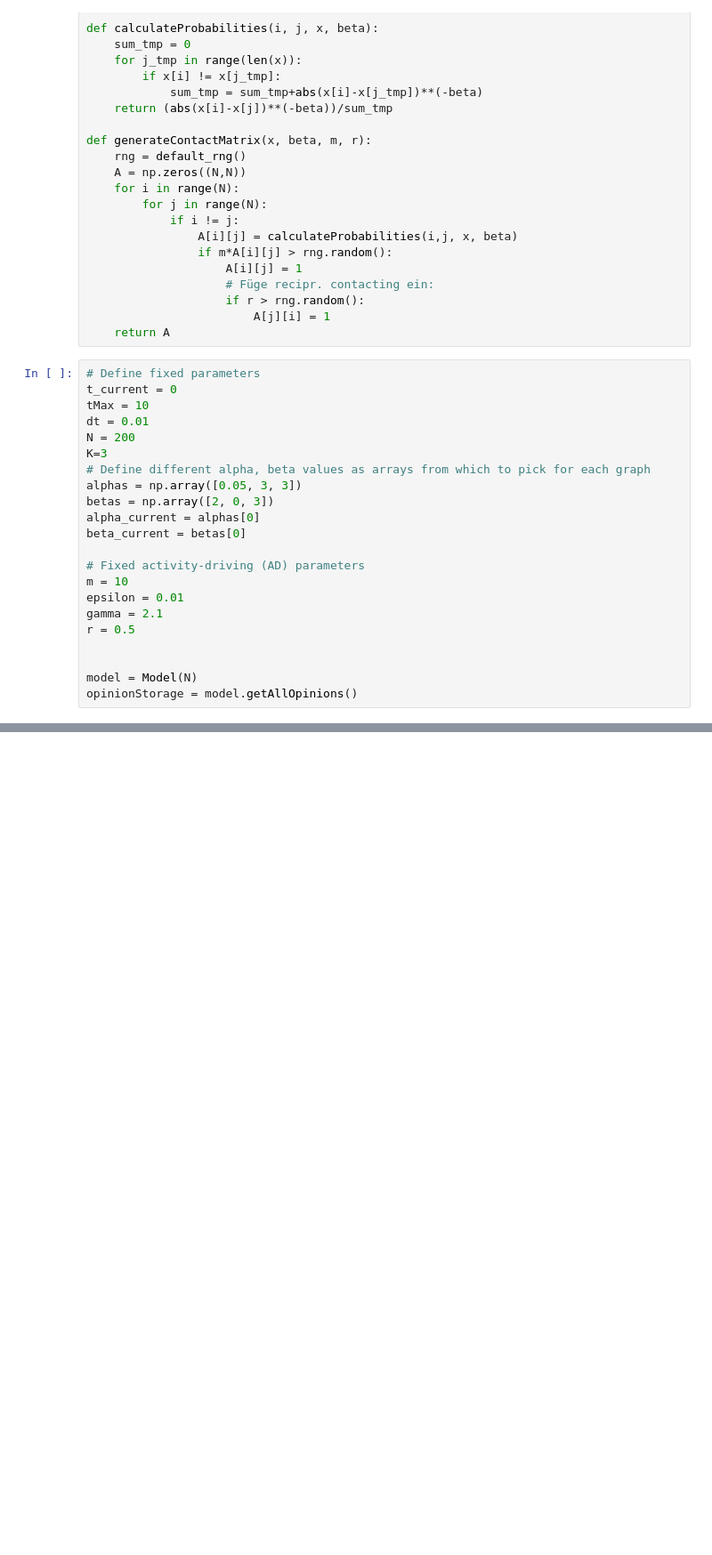
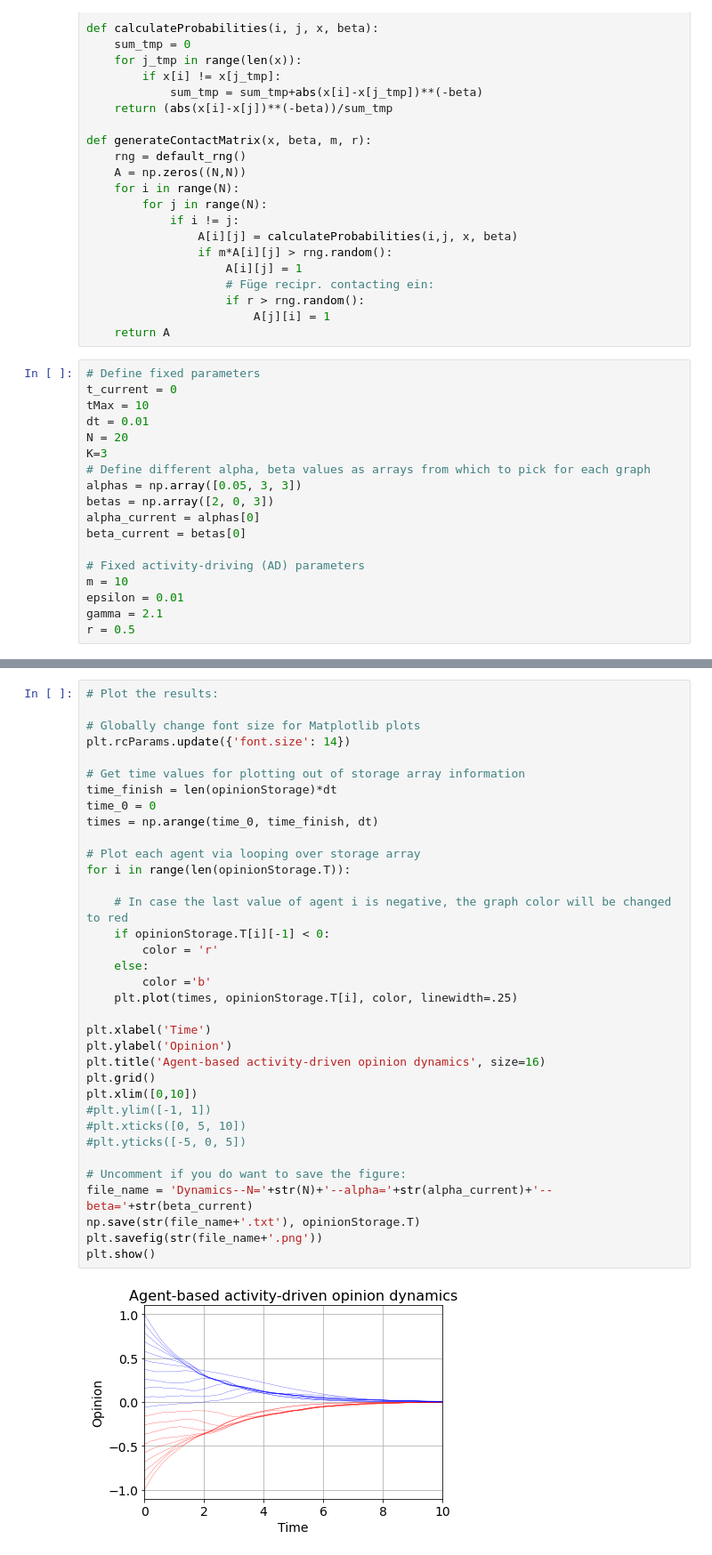
Before and after one commit to J3nF/Echo-Chamber, a Jupyter notebook: Jens-Echo-Chamber-Hobby.ipynb, the cells around one changed output, grey strips where cells are left out. Shown: that part at 89% size. Cells and saved outputs as stored; diff of their text form; blank space fills up the shorter version.

```diff
--- a/Jens-Echo-Chamber-Hobby.ipynb
+++ b/Jens-Echo-Chamber-Hobby.ipynb
@@ -94,7 +95,7 @@ def generateContactMatrix(x, beta, m, r):
 t_current = 0
 tMax = 10
 dt = 0.01
-N = 200
+N = 20
 K=3
 # Define different alpha, beta values as arrays from which to pick for each graph
 alphas = np.array([0.05, 3, 3])
@@ -107,7 +108,3 @@ m = 10
 epsilon = 0.01
 gamma = 2.1
 r = 0.5
-
-
-model = Model(N)
-opinionStorage = model.getAllOpinions()
@@ -187,0 +150,37 @@ plt.show()
+# %%
+# Plot the results:
+
+# Globally change font size for Matplotlib plots
+plt.rcParams.update({'font.size': 14})
+
+# Get time values for plotting out of storage array information
+time_finish = len(opinionStorage)*dt
+time_0 = 0
+times = np.arange(time_0, time_finish, dt)
+
+# Plot each agent via looping over storage array
+for i in range(len(opinionStorage.T)):
+
+    # In case the last value of agent i is negative, the graph color will be changed to red
+    if opinionStorage.T[i][-1] < 0:
+        color = 'r'
+    else:
+        color ='b'
+    plt.plot(times, opinionStorage.T[i], color, linewidth=.25)
+
+plt.xlabel('Time')
+plt.ylabel('Opinion')
+plt.title('Agent-based activity-driven opinion dynamics', size=16)
+plt.grid()
+plt.xlim([0,10])
+#plt.ylim([-1, 1])
+#plt.xticks([0, 5, 10])
+#plt.yticks([-5, 0, 5])
+
+# Uncomment if you do want to save the figure:
+file_name = 'Dynamics--N='+str(N)+'--alpha='+str(alpha_current)+'--beta='+str(beta_current)
+np.save(str(file_name+'.txt'), opinionStorage.T)
+plt.savefig(str(file_name+'.png'))
+plt.show()
+# %% [output]
+[figure, added]
```
Also changed, not shown: parts of 6 cells of this notebook, 7 other files.
